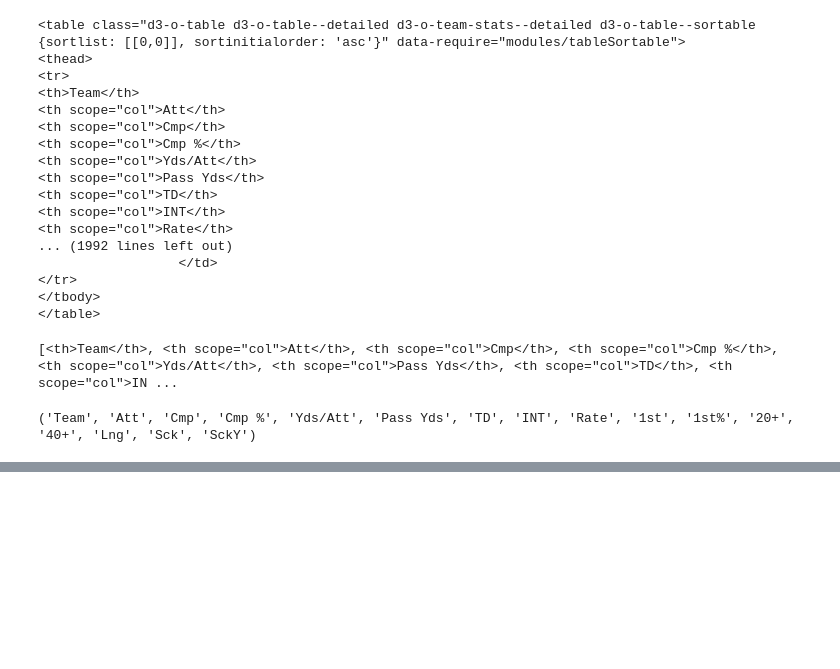
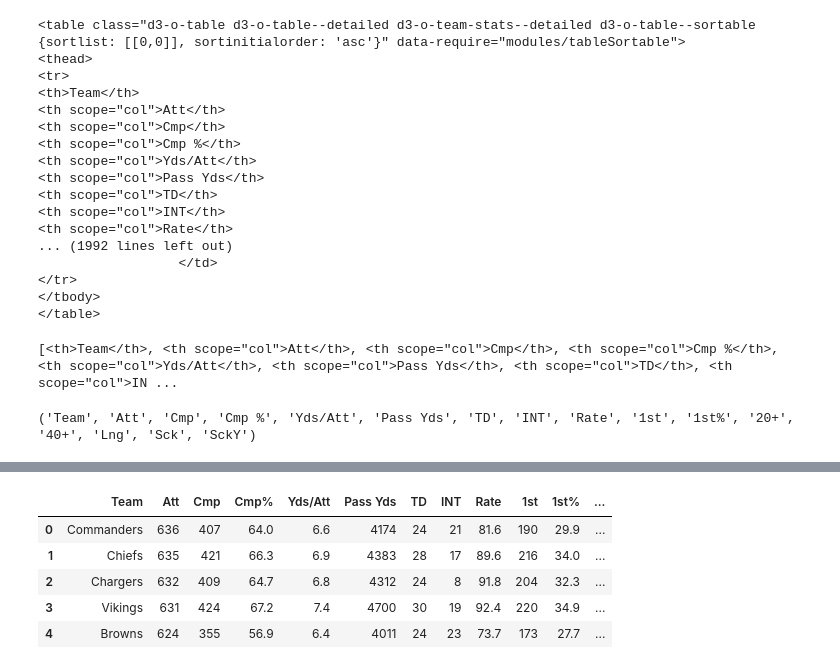
Before and after one commit to ItsYaBoyJG/Data-Analysis, a Jupyter notebook: Football/NFL/main.ipynb, the cells around one changed output, grey strips where cells are left out. Drawn from its saved outputs; the diff is of its cells as text; code cells hidden in the pictures; blank space fills up the shorter version.

```diff
--- a/Football/NFL/main.ipynb
+++ b/Football/NFL/main.ipynb
@@ -108,0 +136,15 @@ df.head()
+# %%
+data =pd.read_csv('team_passing.csv')
+
+dataframe = pd.DataFrame(data)
+
+dataframe.drop(dataframe.columns[1], axis=1)
+
+dataframe.head()
+# %% [output]
+|  | Team | Att | Cmp | Cmp% | Yds/Att | Pass Yds | TD | INT | Rate | 1st | 1st% | ... |
+| 0 | Commanders | 636 | 407 | 64.0 | 6.6 | 4174 | 24 | 21 | 81.6 | 190 | 29.9 | ... |
+| 1 | Chiefs | 635 | 421 | 66.3 | 6.9 | 4383 | 28 | 17 | 89.6 | 216 | 34.0 | ... |
+| 2 | Chargers | 632 | 409 | 64.7 | 6.8 | 4312 | 24 | 8 | 91.8 | 204 | 32.3 | ... |
+| 3 | Vikings | 631 | 424 | 67.2 | 7.4 | 4700 | 30 | 19 | 92.4 | 220 | 34.9 | ... |
+| 4 | Browns | 624 | 355 | 56.9 | 6.4 | 4011 | 24 | 23 | 73.7 | 173 | 27.7 | ... |
```
Also changed, not shown: parts of 7 cells of this notebook, 2 other files.
